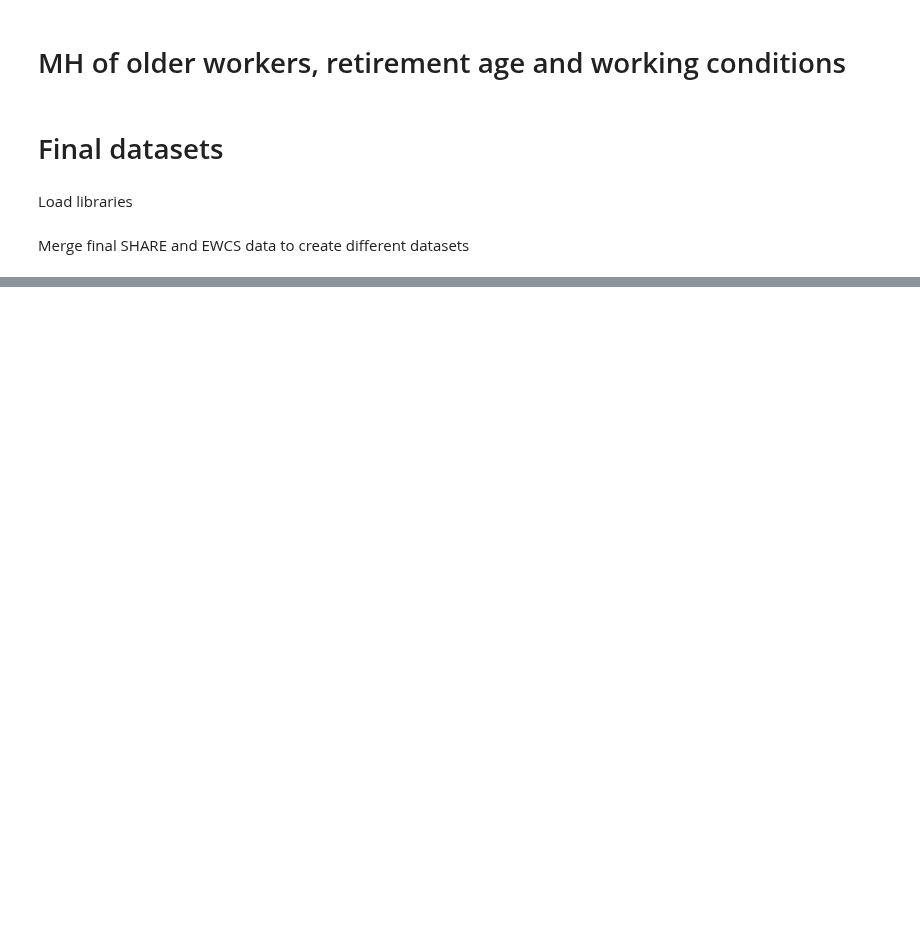
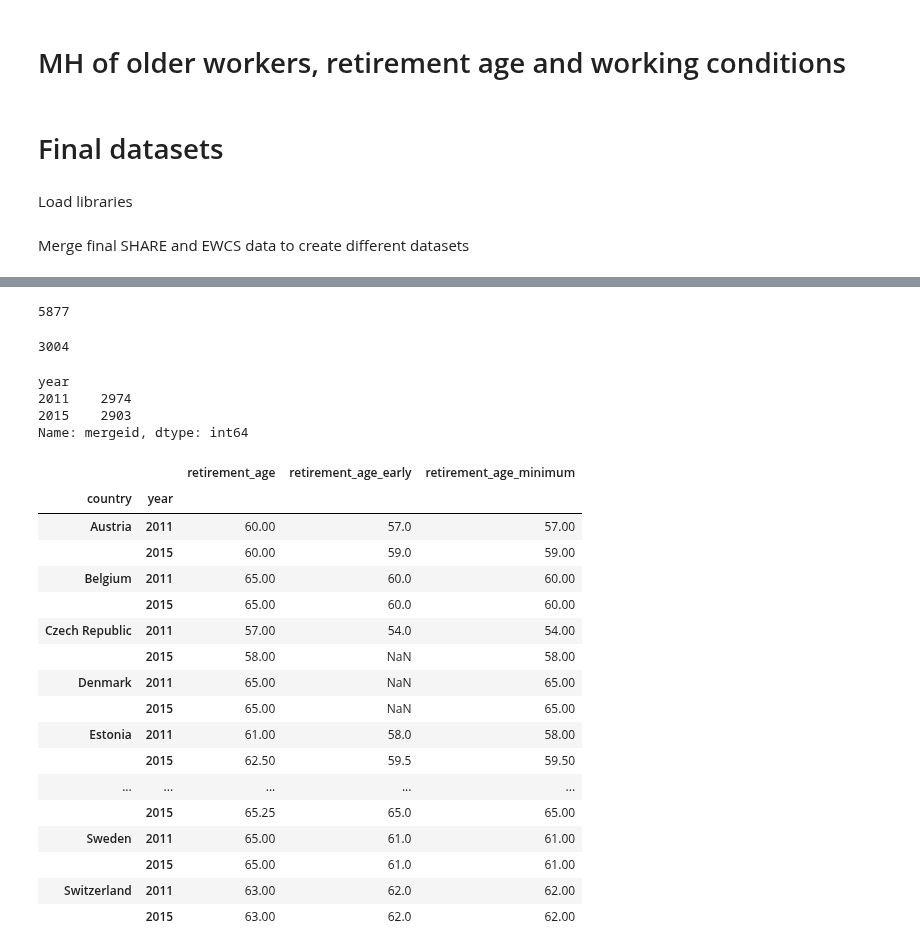
Before and after one commit to lugovalexa/MH-old-workers, a Jupyter notebook: notebooks/final_datasets.ipynb, the cells around one changed output, grey strips where cells are left out. Saved outputs shown, nothing was run; the diff lists cells and outputs as text; code cells hidden in the pictures; blank space fills up the shorter version.

```diff
--- a/notebooks/final_datasets.ipynb
+++ b/notebooks/final_datasets.ipynb
@@ -51,6 +51,44 @@ for file in files:
 df = pd.read_csv(
     "/Users/alexandralugova/Documents/GitHub/MH-old-workers/data/datasets/results/4digits_year.csv"
 )
+# %%
+len(df)
+# %% [output]
+5877
+# %%
+df.mergeid.nunique()
+# %% [output]
+3004
+# %%
+df.groupby("year").mergeid.nunique()
+# %% [output]
+year
+2011    2974
+2015    2903
+Name: mergeid, dtype: int64
+# %%
+df.groupby(["country", "year"])[
+    ["retirement_age", "retirement_age_early", "retirement_age_minimum"]
+].min()
+# %% [output]
+|  |  | retirement_age | retirement_age_early | retirement_age_minimum |
+| country | year |  |  |  |
+| Austria | 2011 | 60.00 | 57.0 | 57.00 |
+|  | 2015 | 60.00 | 59.0 | 59.00 |
+| Belgium | 2011 | 65.00 | 60.0 | 60.00 |
+|  | 2015 | 65.00 | 60.0 | 60.00 |
+| Czech Republic | 2011 | 57.00 | 54.0 | 54.00 |
+|  | 2015 | 58.00 | NaN | 58.00 |
+| Denmark | 2011 | 65.00 | NaN | 65.00 |
+|  | 2015 | 65.00 | NaN | 65.00 |
+| Estonia | 2011 | 61.00 | 58.0 | 58.00 |
+|  | 2015 | 62.50 | 59.5 | 59.50 |
+| ... | ... | ... | ... | ... |
+|  | 2015 | 65.25 | 65.0 | 65.00 |
+| Sweden | 2011 | 65.00 | 61.0 | 61.00 |
+|  | 2015 | 65.00 | 61.0 | 61.00 |
+| Switzerland | 2011 | 63.00 | 62.0 | 62.00 |
+|  | 2015 | 63.00 | 62.0 | 62.00 |
 # %%
 df.job_status = df.job_status.replace(
     {"Employee": "Private sector employee", "Civil servant": "Public sector employee"}
```
Also changed, not shown: parts of 8 cells of this notebook, 12 other files.
